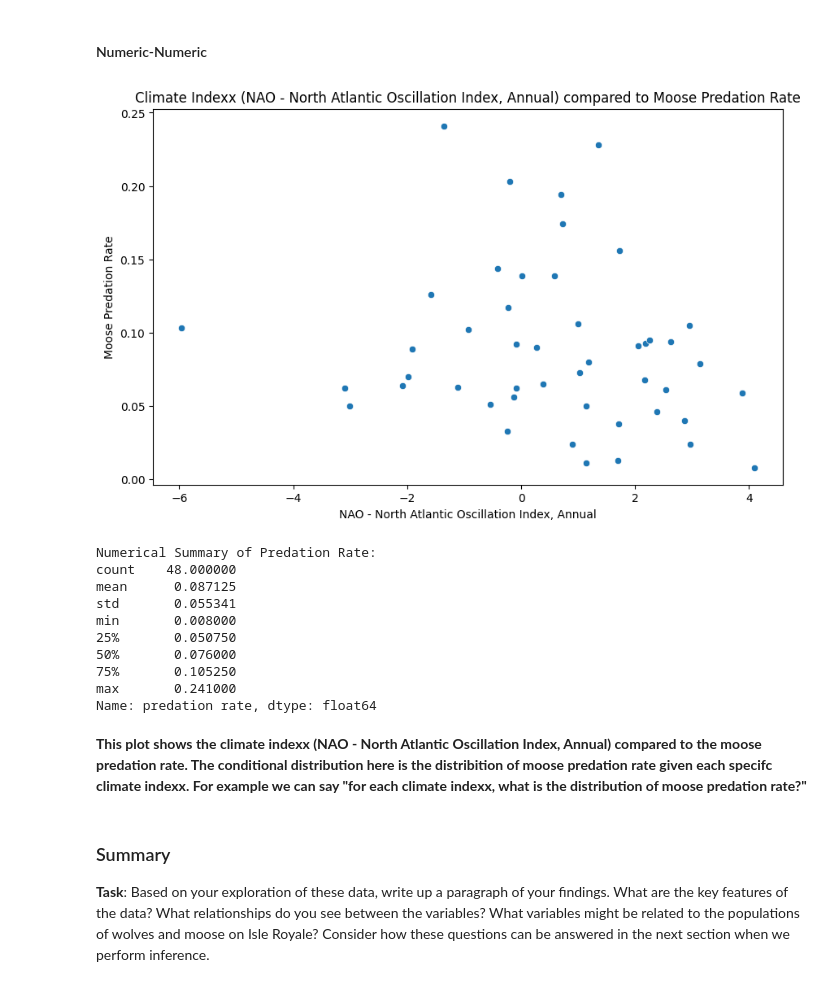
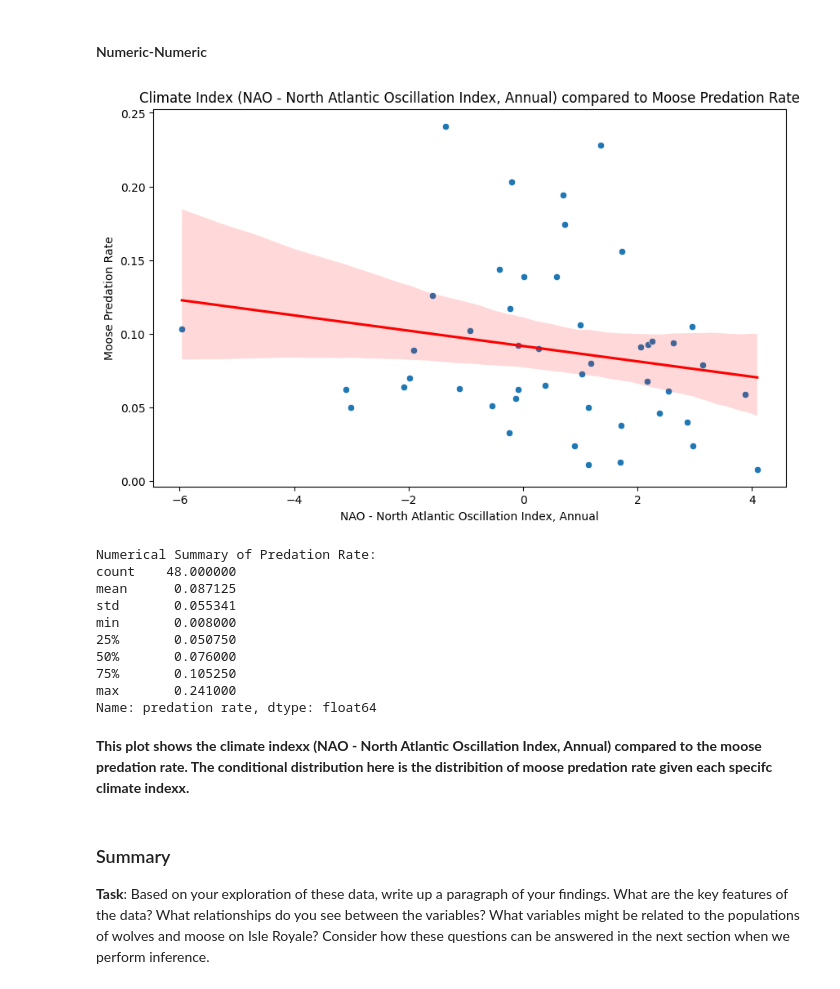
Before and after one commit to nickjohnsondls/DataSci-Final-Project, a Jupyter notebook: final_project.ipynb, the cells around one changed output. Cells and saved outputs as stored; diff of their text form; code cells hidden in the pictures.

```diff
--- a/final_project.ipynb
+++ b/final_project.ipynb
@@ -349,20 +351,21 @@ Name: kill rate, dtype: float64
 # %%
 # Climate Indexx (NAO - North Atlantic Oscillation Index, Annual)(Numeric) to Moose Predation Rate(Numeric)
 
 #Plot
 plt.figure(figsize=(10, 6))
 sns.scatterplot(x='NAO - annual', y='predation rate', data=wolf_moose_yearly)
-plt.title('Climate Indexx (NAO - North Atlantic Oscillation Index, Annual) compared to Moose Predation Rate')
+sns.regplot(x='NAO - annual', y='predation rate', data=wolf_moose_yearly, scatter=False, color='red')
+plt.title('Climate Index (NAO - North Atlantic Oscillation Index, Annual) compared to Moose Predation Rate')
 plt.xlabel('NAO - North Atlantic Oscillation Index, Annual')
 plt.ylabel('Moose Predation Rate')
 plt.show()
 
 # Numerical summary
 predation_rate_summary = wolf_moose_yearly['predation rate'].describe()
 print("Numerical Summary of Predation Rate:")
 print(predation_rate_summary)
 # %% [output]
-[figure, old version]
+[figure, new version]
 Numerical Summary of Predation Rate:
 count    48.000000
 mean      0.087125
@@ -374,7 +377,7 @@ min       0.008000
 max       0.241000
 Name: predation rate, dtype: float64
 # %% [markdown]
-**This plot shows the climate indexx (NAO - North Atlantic Oscillation Index, Annual) compared to the moose predation rate. The conditional distribution here is the distribition of moose predation rate given each specifc climate indexx. For example we can say "for each climate indexx, what is the distribution of moose predation rate?"**
+**This plot shows the climate indexx (NAO - North Atlantic Oscillation Index, Annual) compared to the moose predation rate. The conditional distribution here is the distribition of moose predation rate given each specifc climate indexx.**
 # %% [markdown]
 ### Summary
 
```
Also changed, not shown: parts of 22 cells of this notebook.
